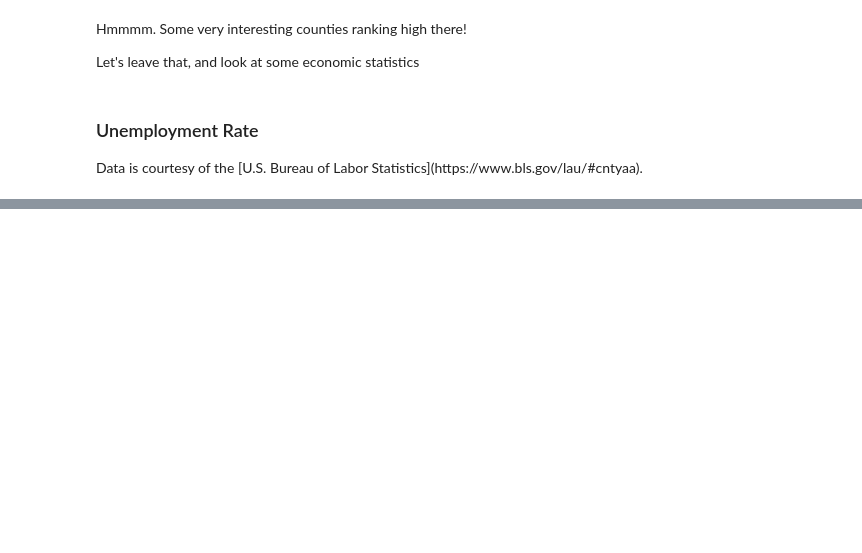
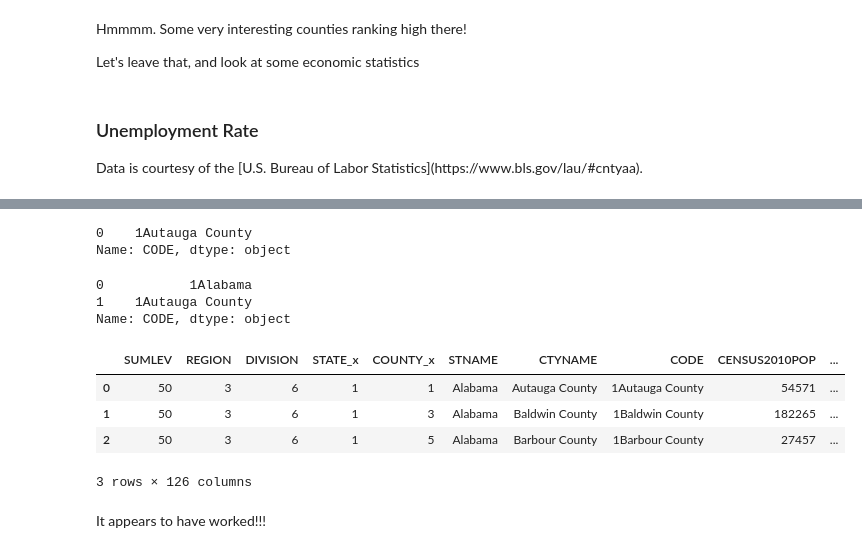
Before and after one commit to AlexMahadevan/first-python-notebook, a Jupyter notebook: Raise Family.ipynb, the cells around one changed output, grey strips where cells are left out. Drawn from its saved outputs; the diff is of its cells as text; code cells hidden in the pictures; blank space fills up the shorter version.

```diff
--- a/Raise Family.ipynb
+++ b/Raise Family.ipynb
@@ -185,4 +185,4 @@ df_COUNTY.sort_values("BIRTHS_PER_CAPITA", ascending=False).head(3)
 ### Unemployment Rate
 <p>Data is courtesy of the [U.S. Bureau of Labor Statistics](https://www.bls.gov/lau/#cntyaa).
 # %%
-EMPLOYMENT = pd.read_csv("/Users/alexmahadevan/Desktop/Projects/Raise a Family/laucnty16.csv")
+EMPLOYMENT = pd.read_csv("/Users/alexmahadevan/Desktop/Projects/Raise a Family/UNEMPLOYMENT_READY_MERGE_NEW.csv")
@@ -188,0 +197,23 @@ EMPLOYMENT = pd.read_csv("/Users/alexmahadevan/Desktop/Projects/Raise a Family/l
+# %%
+EMPLOYMENT.CODE.head(1)
+# %% [output]
+0    1Autauga County
+Name: CODE, dtype: object
+# %%
+df_COUNTY.CODE.head(2)
+# %% [output]
+0           1Alabama
+1    1Autauga County
+Name: CODE, dtype: object
+# %%
+MERGED = pd.merge(df_COUNTY, EMPLOYMENT, on="CODE")
+# %%
+MERGED.head(3)
+# %% [output]
+|  | SUMLEV | REGION | DIVISION | STATE_x | COUNTY_x | STNAME | CTYNAME | CODE | CENSUS2010POP | ... |
+| 0 | 50 | 3 | 6 | 1 | 1 | Alabama | Autauga County | 1Autauga County | 54571 | ... |
+| 1 | 50 | 3 | 6 | 1 | 3 | Alabama | Baldwin County | 1Baldwin County | 182265 | ... |
+| 2 | 50 | 3 | 6 | 1 | 5 | Alabama | Barbour County | 1Barbour County | 27457 | ... |
+3 rows × 126 columns
+# %% [markdown]
+<p>It appears to have worked!!!</p>
```
Also changed, not shown: parts of 10 cells of this notebook.
